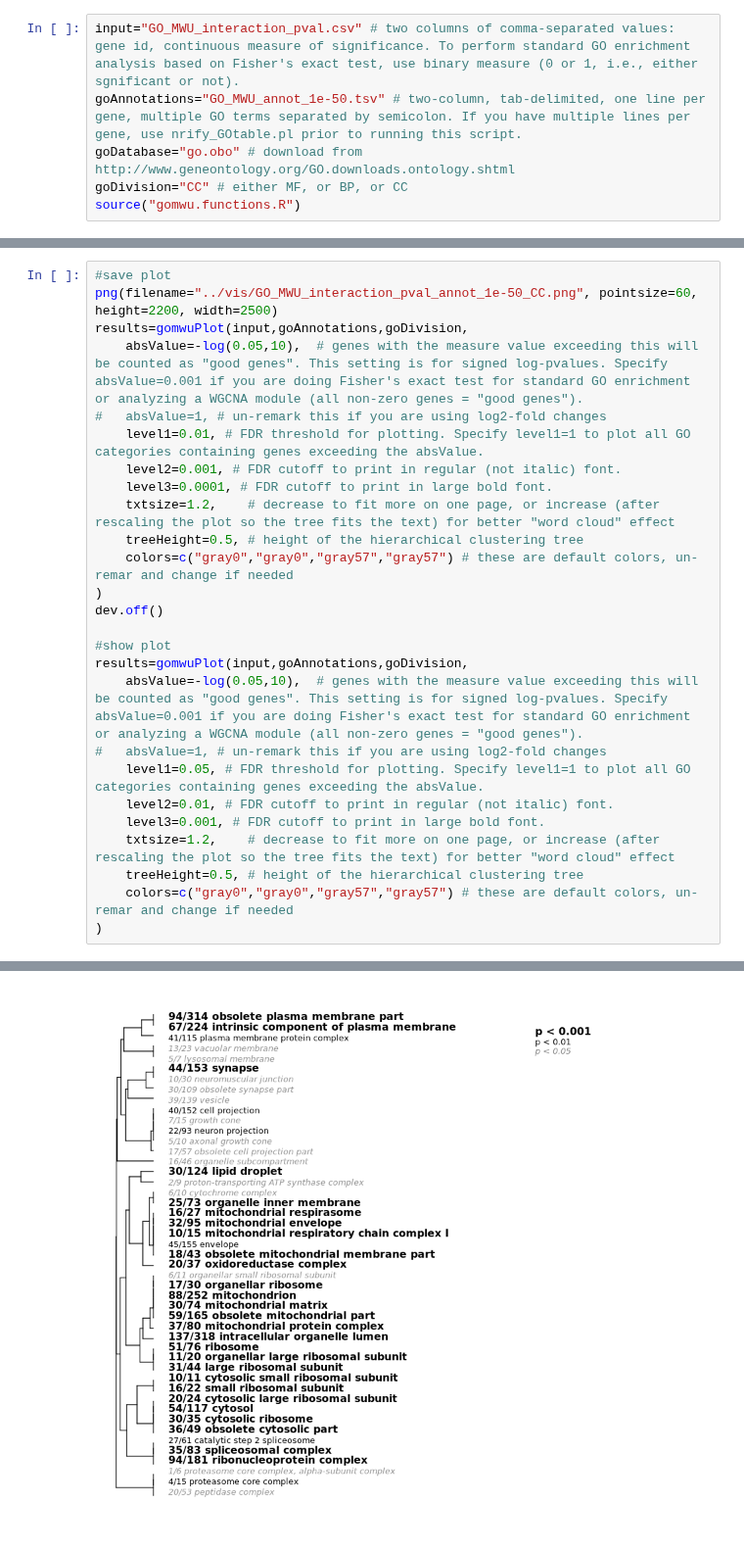
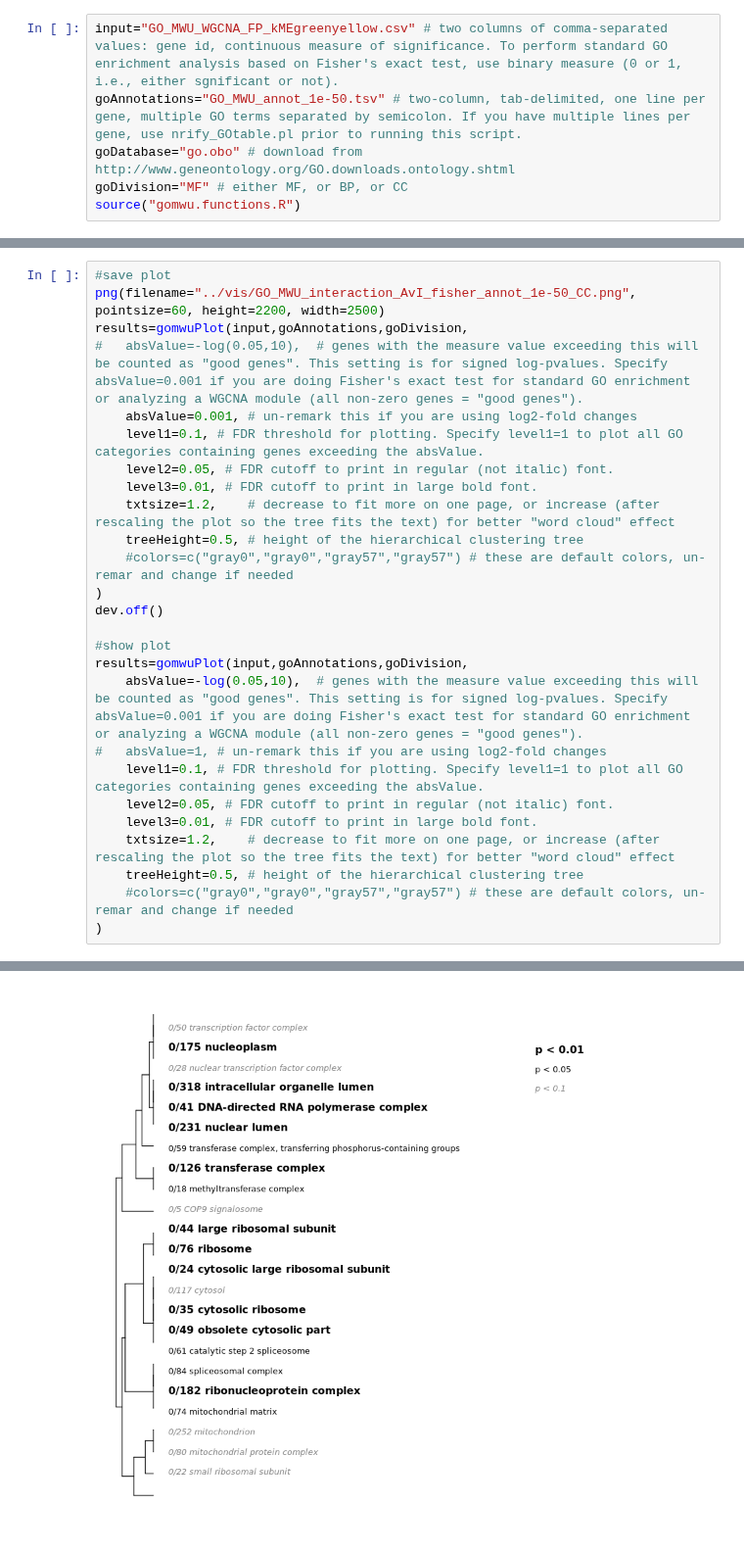
Before and after one commit to tepoltlab/RhithroLoxo_DE, a Jupyter notebook: GO_MWU/GO_MWU.ipynb, the cells around one changed output, grey strips where cells are left out. Shown at 98% size. Cells and saved outputs as stored; diff of their text form.

```diff
--- a/GO_MWU/GO_MWU.ipynb
+++ b/GO_MWU/GO_MWU.ipynb
@@ -40,10 +61,10 @@ Note that `GO_MWU` returns a message about "terms without a defined level." Appa
 
 The analysis of the WGCNA modules was done using solely a Fisher test. Outputs from WGCNA were converted to this format using `script.awk` in the `GO_MWU/` directory. Non-zero kMEs were coverted to ones. Tests solely for GO term inclusion in module. Skips second part of WGCNA GO_MWU analysis described on the GitHub page.
 # %%
-input="GO_MWU_interaction_pval.csv" # two columns of comma-separated values: gene id, continuous measure of significance. To perform standard GO enrichment analysis based on Fisher's exact test, use binary measure (0 or 1, i.e., either sgnificant or not).
+input="GO_MWU_WGCNA_FP_kMEgreenyellow.csv" # two columns of comma-separated values: gene id, continuous measure of significance. To perform standard GO enrichment analysis based on Fisher's exact test, use binary measure (0 or 1, i.e., either sgnificant or not).
 goAnnotations="GO_MWU_annot_1e-50.tsv" # two-column, tab-delimited, one line per gene, multiple GO terms separated by semicolon. If you have multiple lines per gene, use nrify_GOtable.pl prior to running this script.
 goDatabase="go.obo" # download from http://www.geneontology.org/GO.downloads.ontology.shtml
-goDivision="CC" # either MF, or BP, or CC
+goDivision="MF" # either MF, or BP, or CC
 source("gomwu.functions.R")
 # %%
 gomwuStats(input, goDatabase, goAnnotations, goDivision,
@@ -61,15 +81,15 @@ Continuous measure of interest: will perform MWU test
 # %%
 #save plot
-png(filename="../vis/GO_MWU_interaction_pval_annot_1e-50_CC.png", pointsize=60, height=2200, width=2500)
+png(filename="../vis/GO_MWU_interaction_AvI_fisher_annot_1e-50_CC.png", pointsize=60, height=2200, width=2500)
 results=gomwuPlot(input,goAnnotations,goDivision,
-	absValue=-log(0.05,10),  # genes with the measure value exceeding this will be counted as "good genes". This setting is for signed log-pvalues. Specify absValue=0.001 if you are doing Fisher's exact test for standard GO enrichment or analyzing a WGCNA module (all non-zero genes = "good genes").
-#	absValue=1, # un-remark this if you are using log2-fold changes
-	level1=0.01, # FDR threshold for plotting. Specify level1=1 to plot all GO categories containing genes exceeding the absValue.
-	level2=0.001, # FDR cutoff to print in regular (not italic) font.
-	level3=0.0001, # FDR cutoff to print in large bold font.
+#	absValue=-log(0.05,10),  # genes with the measure value exceeding this will be counted as "good genes". This setting is for signed log-pvalues. Specify absValue=0.001 if you are doing Fisher's exact test for standard GO enrichment or analyzing a WGCNA module (all non-zero genes = "good genes").
+	absValue=0.001, # un-remark this if you are using log2-fold changes
+	level1=0.1, # FDR threshold for plotting. Specify level1=1 to plot all GO categories containing genes exceeding the absValue.
+	level2=0.05, # FDR cutoff to print in regular (not italic) font.
+	level3=0.01, # FDR cutoff to print in large bold font.
 	txtsize=1.2,    # decrease to fit more on one page, or increase (after rescaling the plot so the tree fits the text) for better "word cloud" effect
 	treeHeight=0.5, # height of the hierarchical clustering tree
-	colors=c("gray0","gray0","gray57","gray57") # these are default colors, un-remar and change if needed
+	#colors=c("gray0","gray0","gray57","gray57") # these are default colors, un-remar and change if needed
 )
 dev.off()
 
@@ -77,12 +97,12 @@ dev.off()
 results=gomwuPlot(input,goAnnotations,goDivision,
 	absValue=-log(0.05,10),  # genes with the measure value exceeding this will be counted as "good genes". This setting is for signed log-pvalues. Specify absValue=0.001 if you are doing Fisher's exact test for standard GO enrichment or analyzing a WGCNA module (all non-zero genes = "good genes").
 #	absValue=1, # un-remark this if you are using log2-fold changes
-	level1=0.05, # FDR threshold for plotting. Specify level1=1 to plot all GO categories containing genes exceeding the absValue.
-	level2=0.01, # FDR cutoff to print in regular (not italic) font.
-	level3=0.001, # FDR cutoff to print in large bold font.
+	level1=0.1, # FDR threshold for plotting. Specify level1=1 to plot all GO categories containing genes exceeding the absValue.
+	level2=0.05, # FDR cutoff to print in regular (not italic) font.
+	level3=0.01, # FDR cutoff to print in large bold font.
 	txtsize=1.2,    # decrease to fit more on one page, or increase (after rescaling the plot so the tree fits the text) for better "word cloud" effect
 	treeHeight=0.5, # height of the hierarchical clustering tree
-	colors=c("gray0","gray0","gray57","gray57") # these are default colors, un-remar and change if needed
+	#colors=c("gray0","gray0","gray57","gray57") # these are default colors, un-remar and change if needed
 )
 # %% [output]
 Warning message in plot.formula(c(1:top) ~ c(1:top), type = "n", axes = F, xlab = "", :
@@ -100 +120 @@ GO terms dispayed:  47
-[figure, old version]
+[figure, new version]
```
Also changed, not shown: parts of 4 cells of this notebook, 21 other files.
